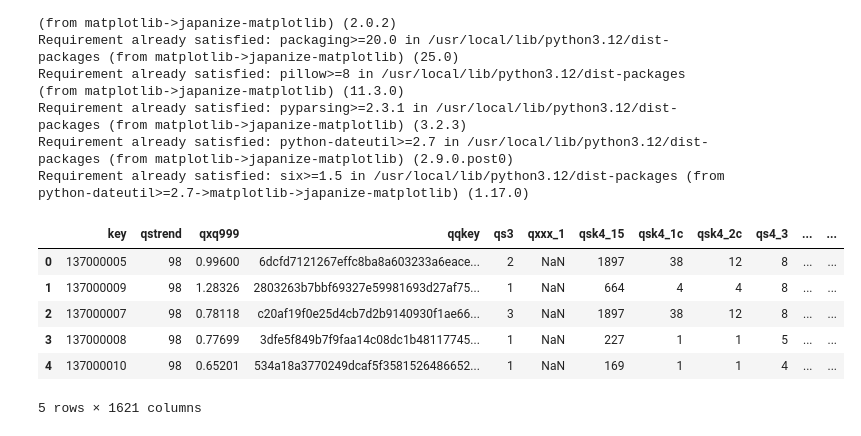
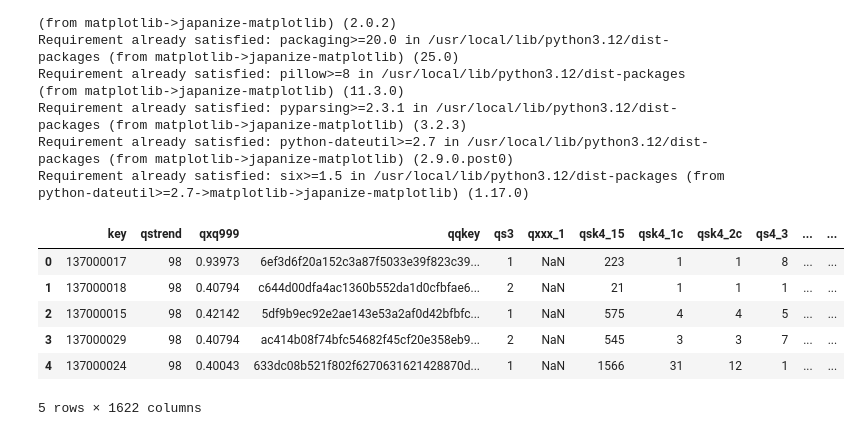
Before and after one commit to Kadomium/Car_kit, a Jupyter notebook: Car_kit_prediction.ipynb, the cells around one changed output. Cells and saved outputs as stored; diff of their text form; code cells hidden in the pictures.

```diff
--- a/Car_kit_prediction.ipynb
+++ b/Car_kit_prediction.ipynb
@@ -41,17 +41,19 @@ plt.rcParams['figure.figsize'] = (10, 7.5)
 plt.rcParams['axes.grid'] = False
 # %%
 #ここをサンプルのcdnoに
-df_raw = pd.read_csv('/content/drive/MyDrive/Car-kit/carkit_100%.csv')
-df = df_raw.copy()
+#df_raw = pd.read_csv('/content/drive/MyDrive/Car-kit/carkit_100%.csv')
+df_10 = pd.read_csv('/content/drive/MyDrive/Car-kit/carkit_edit.csv')
+df_raw = df_10.copy()
+df = df_10.copy()
 df.head()
 # %% [output]
 |  | key | qstrend | qxq999 | qqkey | qs3 | qxxx_1 | qsk4_15 | qsk4_1c | qsk4_2c | qs4_3 | ... | ... |
-| 0 | 137000005 | 98 | 0.99600 | 6dcfd7121267effc8ba8a603233a6eace... | 2 | NaN | 1897 | 38 | 12 | 8 | ... | ... |
-| 1 | 137000009 | 98 | 1.28326 | 2803263b7bbf69327e59981693d27af75... | 1 | NaN | 664 | 4 | 4 | 8 | ... | ... |
-| 2 | 137000007 | 98 | 0.78118 | c20af19f0e25d4cb7d2b9140930f1ae66... | 3 | NaN | 1897 | 38 | 12 | 8 | ... | ... |
-| 3 | 137000008 | 98 | 0.77699 | 3dfe5f849b7f9faa14c08dc1b48117745... | 1 | NaN | 227 | 1 | 1 | 5 | ... | ... |
-| 4 | 137000010 | 98 | 0.65201 | 534a18a3770249dcaf5f3581526486652... | 1 | NaN | 169 | 1 | 1 | 4 | ... | ... |
+| 0 | 137000017 | 98 | 0.93973 | 6ef3d6f20a152c3a87f5033e39f823c39... | 1 | NaN | 223 | 1 | 1 | 8 | ... | ... |
+| 1 | 137000018 | 98 | 0.40794 | c644d00dfa4ac1360b552da1d0cfbfae6... | 2 | NaN | 21 | 1 | 1 | 1 | ... | ... |
+| 2 | 137000015 | 98 | 0.42142 | 5df9b9ec92e2ae143e53a2af0d42bfbfc... | 1 | NaN | 575 | 4 | 4 | 5 | ... | ... |
+| 3 | 137000029 | 98 | 0.40794 | ac414b08f74bfc54682f45cf20e358eb9... | 2 | NaN | 545 | 3 | 3 | 7 | ... | ... |
+| 4 | 137000024 | 98 | 0.40043 | 633dc08b521f802f6270631621428870d... | 1 | NaN | 1566 | 31 | 12 | 1 | ... | ... |
-5 rows × 1621 columns
+5 rows × 1622 columns
 # %%
 month_labels = {
     102: '21年12月',
```
Also changed, not shown: parts of 10 cells of this notebook.
